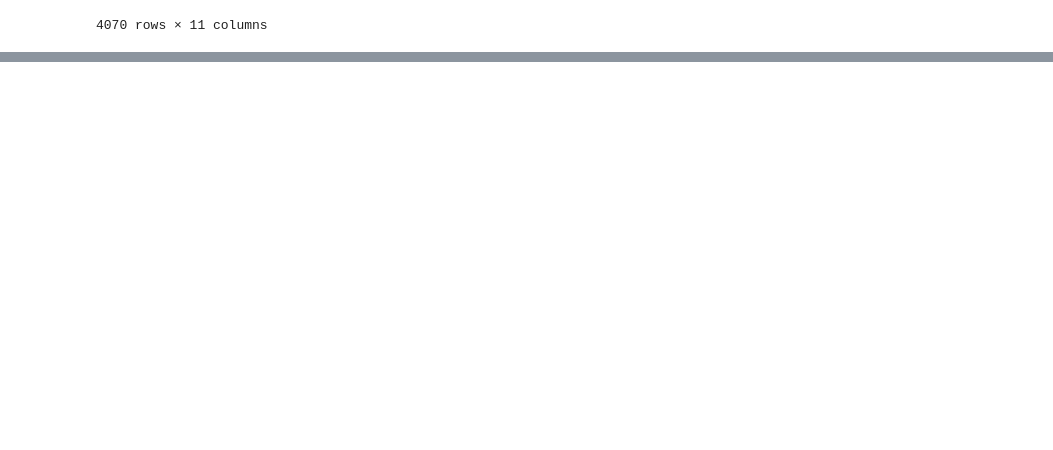
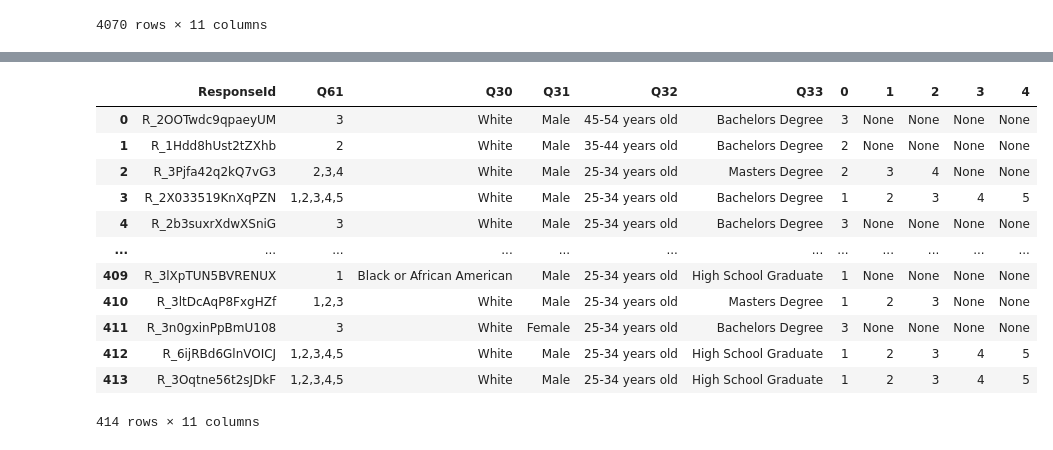
Before and after one commit to joyceml/job_qualification_experiment, a Jupyter notebook: data_cleaning.ipynb, the cells around one changed output, grey strips where cells are left out. Saved outputs shown, nothing was run; the diff lists cells and outputs as text; code cells hidden in the pictures; blank space fills up the shorter version.

```diff
--- a/data_cleaning.ipynb
+++ b/data_cleaning.ipynb
@@ -113,0 +97,3 @@ final_df
+# %%
+cleaned_pre_format = pd.read_csv('cleaned_conj_exp_responses.csv')
+cleaned_pre_format.columns
@@ -113,0 +119,7 @@ final_df
+# %%
+covariates = cleaned_pre_format[['ResponseId','Q61', 'Q30', 'Q31', 'Q32', 'Q33']]
+# %%
+covariates['Q61'] = covariates['Q61'].str.replace('All of the above', '1,2,3,4,5')
+covariates['Q61'] = covariates['Q61'].str.replace('Q', '')
+
+covariates
@@ -113,0 +150,17 @@ final_df
+# %%
+temp = covariates.merge(covariates['Q61'].str.split(',', expand=True), left_index = True, right_index = True)
+temp
+# %% [output]
+|  | ResponseId | Q61 | Q30 | Q31 | Q32 | Q33 | 0 | 1 | 2 | 3 | 4 |
+| 0 | R_2OOTwdc9qpaeyUM | 3 | White | Male | 45-54 years old | Bachelors Degree | 3 | None | None | None | None |
+| 1 | R_1Hdd8hUst2tZXhb | 2 | White | Male | 35-44 years old | Bachelors Degree | 2 | None | None | None | None |
+| 2 | R_3Pjfa42q2kQ7vG3 | 2,3,4 | White | Male | 25-34 years old | Masters Degree | 2 | 3 | 4 | None | None |
+| 3 | R_2X033519KnXqPZN | 1,2,3,4,5 | White | Male | 25-34 years old | Bachelors Degree | 1 | 2 | 3 | 4 | 5 |
+| 4 | R_2b3suxrXdwXSniG | 3 | White | Male | 25-34 years old | Bachelors Degree | 3 | None | None | None | None |
+| ... | ... | ... | ... | ... | ... | ... | ... | ... | ... | ... | ... |
+| 409 | R_3lXpTUN5BVRENUX | 1 | Black or African American | Male | 25-34 years old | High School Graduate | 1 | None | None | None | None |
+| 410 | R_3ltDcAqP8FxgHZf | 1,2,3 | White | Male | 25-34 years old | Masters Degree | 1 | 2 | 3 | None | None |
+| 411 | R_3n0gxinPpBmU108 | 3 | White | Female | 25-34 years old | Bachelors Degree | 3 | None | None | None | None |
+| 412 | R_6ijRBd6GlnVOICJ | 1,2,3,4,5 | White | Male | 25-34 years old | High School Graduate | 1 | 2 | 3 | 4 | 5 |
+| 413 | R_3Oqtne56t2sJDkF | 1,2,3,4,5 | White | Male | 25-34 years old | High School Graduate | 1 | 2 | 3 | 4 | 5 |
+414 rows × 11 columns
```
Also changed, not shown: parts of 20 cells of this notebook, 6 other files.
